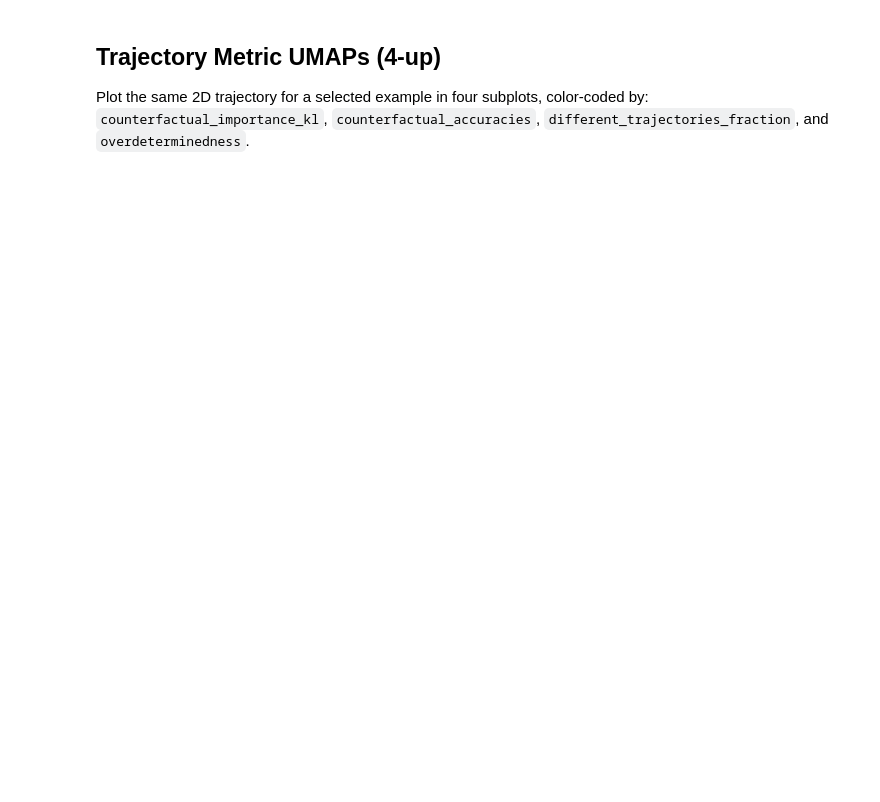
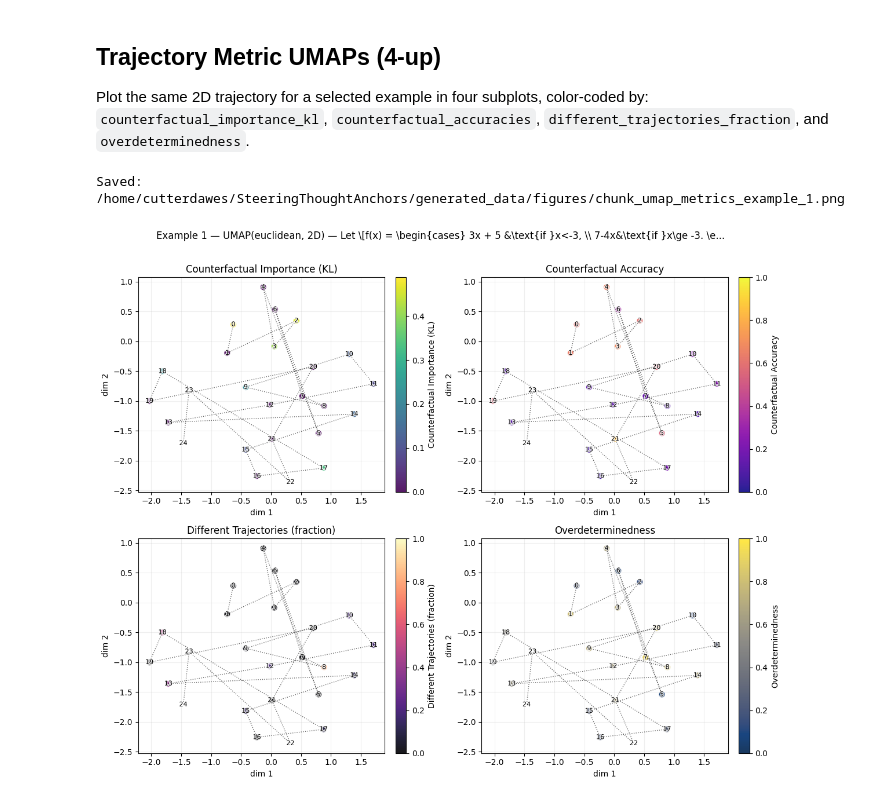
Before and after one commit to cutterdawes/SteeringThoughtAnchors, a Jupyter notebook: notebooks/chunk_activation_umap.ipynb, the cells around one changed output. Cells and saved outputs as stored; diff of their text form; code cells hidden in the pictures; blank space fills up the shorter version.

Commit message:
New plots

```diff
--- a/notebooks/chunk_activation_umap.ipynb
+++ b/notebooks/chunk_activation_umap.ipynb
@@ -489,31 +492,34 @@ def plot_example_metric_umaps(ex_idx: int = 0, save: bool = True):
             vmin, vmax = 0.0, float(max(0.01, np.nanmax(c) if c.size else 0.01))
         else:
             vmin, vmax = 0.0, 1.0
         sc = ax.scatter(x, y, c=c, cmap=cmap, vmin=vmin, vmax=vmax, s=60, alpha=0.9, edgecolors='white', linewidths=0.6)
         # Dotted trajectory across all available points
         ax.plot(Z2[order, 0], Z2[order, 1], linestyle=':', color='black', alpha=0.6, linewidth=1.0)
         # Labels
         for i in range(Z2.shape[0]):
             ax.text(Z2[i, 0], Z2[i, 1], str(int(idxs[i])), fontsize=8, ha='center', va='center', color='black',
                     path_effects=[pe.withStroke(linewidth=2, foreground='white', alpha=0.85)])
         ax.set_title(title)
         ax.set_xlabel('dim 1'); ax.set_ylabel('dim 2')
         ax.grid(True, alpha=0.2)
         cb = fig.colorbar(sc, ax=ax, fraction=0.046, pad=0.04)
         cb.ax.set_ylabel(title, rotation=90)
 
     prompt_preview = (generated[ex_idx].get('prompt', '') or '').replace('\n',' ')[:80]
     suffix = '...' if len(generated[ex_idx].get('prompt',''))>80 else ''
     fig.suptitle(f'Example {ex_idx} — {method2} — {prompt_preview}{suffix}', y=0.98)
     plt.tight_layout(rect=[0, 0.02, 1, 0.97])
     if save:
         fig_path = output_dir / f'chunk_umap_metrics_example_{ex_idx}.png'
         try:
             fig.savefig(fig_path, dpi=200)
             print(f'Saved: {fig_path}')
         except Exception as e:
             print('Save failed:', e)
     plt.show()
 
 # Plot the first example metrics by default
-plot_example_metric_umaps(0, save=True)
+plot_example_metric_umaps(1, save=True)
+# %% [output]
+Saved: /home/cutterdawes/SteeringThoughtAnchors/generated_data/figures/chunk_umap_metrics_example_1.png
+[figure, added]
```
Also changed, not shown: parts of 3 cells of this notebook, 33 other files.
